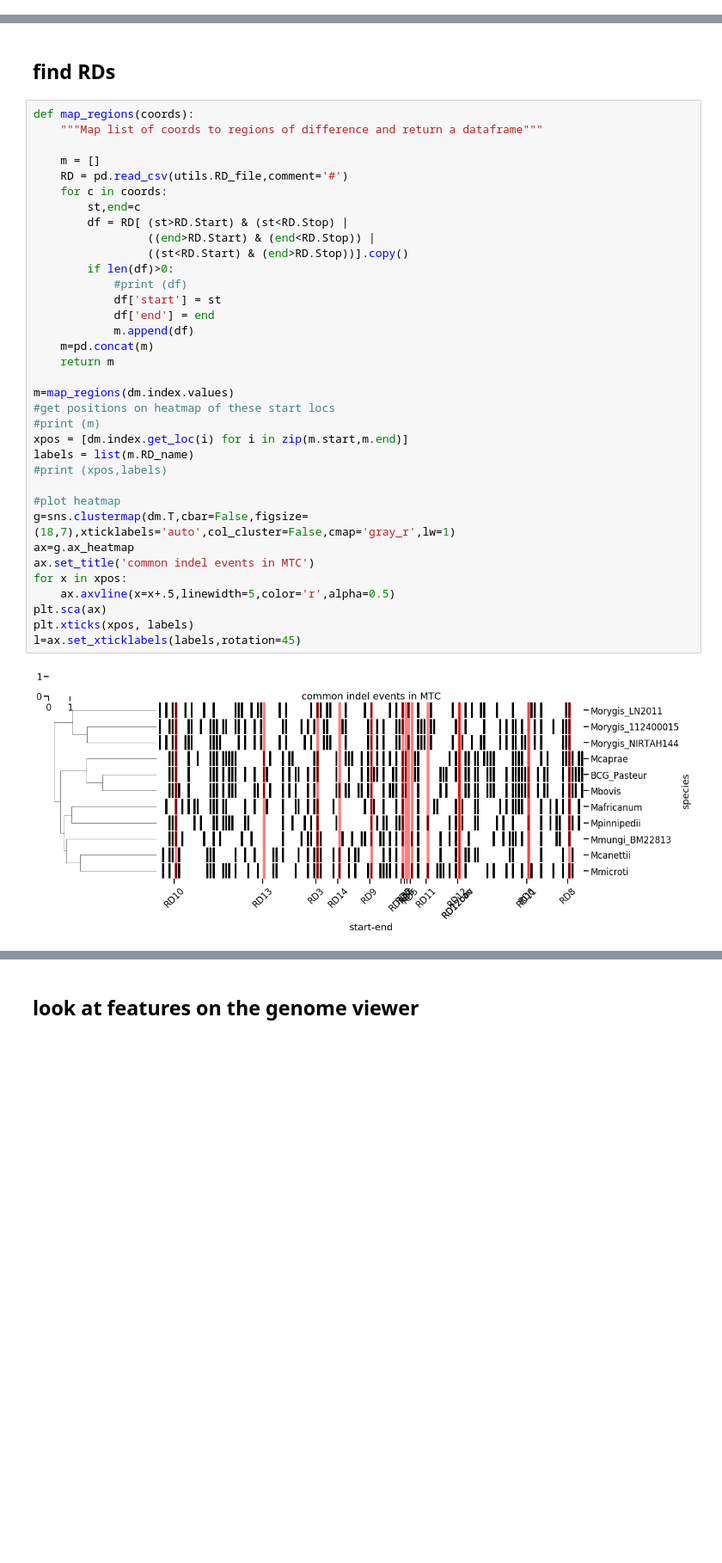
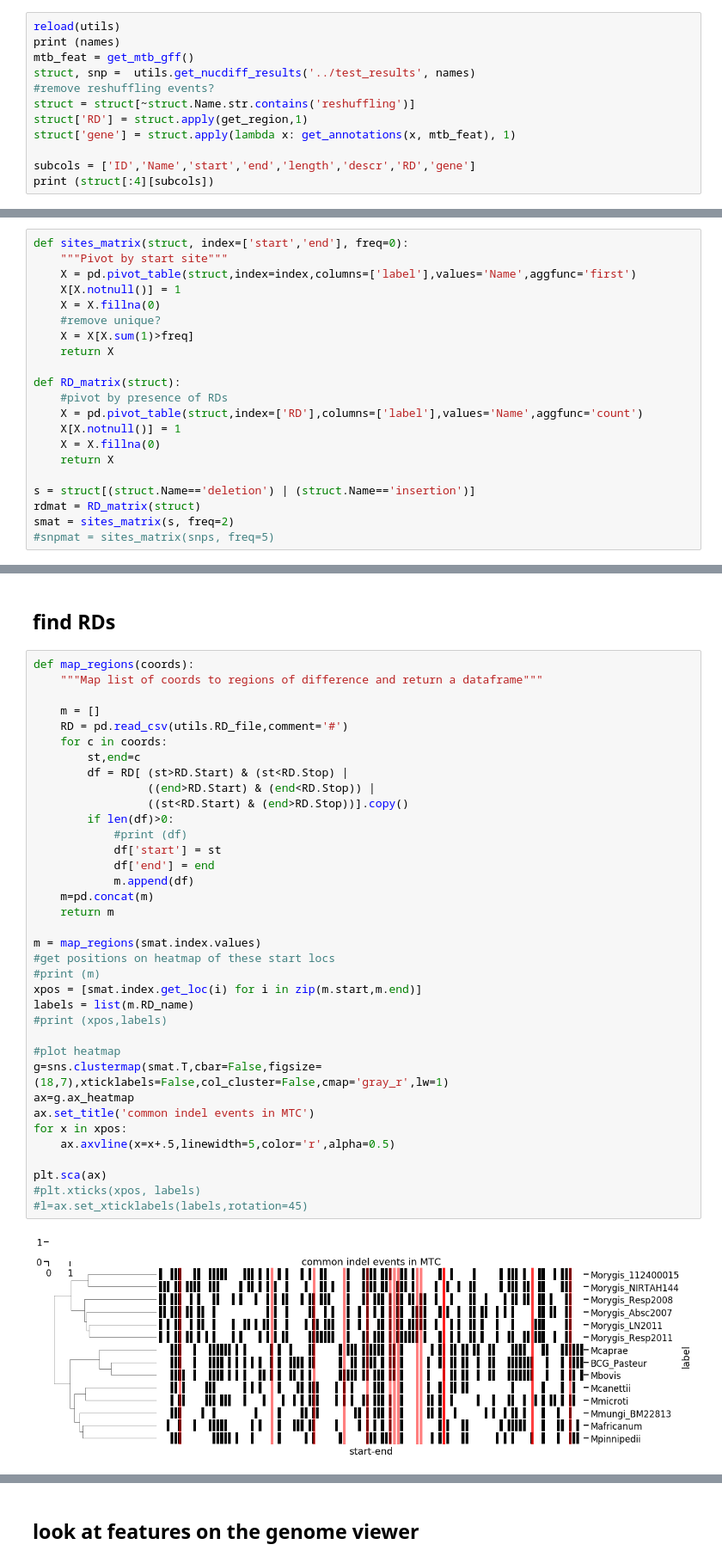
Before and after one commit to dmnfarrell/mtbdiff, a Jupyter notebook: notebooks/analysis.ipynb, the cells around one changed output, grey strips where cells are left out. Shown at 86% size. Saved outputs shown, nothing was run; the diff lists cells and outputs as text; blank space fills up the shorter version.

```diff
--- a/notebooks/analysis.ipynb
+++ b/notebooks/analysis.ipynb
@@ -96,0 +89,12 @@ def get_region(x, stcoord='start', endcoord='end'):
+# %%
+reload(utils)
+print (names)
+mtb_feat = get_mtb_gff()
+struct, snp =  utils.get_nucdiff_results('../test_results', names)
+#remove reshuffling events?
+struct = struct[~struct.Name.str.contains('reshuffling')]
+struct['RD'] = struct.apply(get_region,1)
+struct['gene'] = struct.apply(lambda x: get_annotations(x, mtb_feat), 1)
+
+subcols = ['ID','Name','start','end','length','descr','RD','gene']
+print (struct[:4][subcols])
@@ -96,0 +110,21 @@ def get_region(x, stcoord='start', endcoord='end'):
+# %%
+def sites_matrix(struct, index=['start','end'], freq=0):
+    """Pivot by start site"""
+    X = pd.pivot_table(struct,index=index,columns=['label'],values='Name',aggfunc='first')
+    X[X.notnull()] = 1
+    X = X.fillna(0)
+    #remove unique?
+    X = X[X.sum(1)>freq]
+    return X
+
+def RD_matrix(struct):
+    #pivot by presence of RDs
+    X = pd.pivot_table(struct,index=['RD'],columns=['label'],values='Name',aggfunc='count')
+    X[X.notnull()] = 1
+    X = X.fillna(0)
+    return X
+
+s = struct[(struct.Name=='deletion') | (struct.Name=='insertion')]
+rdmat = RD_matrix(struct)
+smat = sites_matrix(s, freq=2)
+#snpmat = sites_matrix(snps, freq=5)
@@ -100,36 +147,37 @@ def get_region(x, stcoord='start', endcoord='end'):
 def map_regions(coords):
     """Map list of coords to regions of difference and return a dataframe"""
 
     m = []
     RD = pd.read_csv(utils.RD_file,comment='#')
     for c in coords:
         st,end=c
         df = RD[ (st>RD.Start) & (st<RD.Stop) |
                  ((end>RD.Start) & (end<RD.Stop)) |
                  ((st<RD.Start) & (end>RD.Stop))].copy()
         if len(df)>0:
             #print (df)
             df['start'] = st
             df['end'] = end
             m.append(df)
     m=pd.concat(m)
     return m
 
-m=map_regions(dm.index.values)
+m = map_regions(smat.index.values)
 #get positions on heatmap of these start locs
 #print (m)
-xpos = [dm.index.get_loc(i) for i in zip(m.start,m.end)]
+xpos = [smat.index.get_loc(i) for i in zip(m.start,m.end)]
 labels = list(m.RD_name)
 #print (xpos,labels)
 
 #plot heatmap
-g=sns.clustermap(dm.T,cbar=False,figsize=(18,7),xticklabels='auto',col_cluster=False,cmap='gray_r',lw=1)
+g=sns.clustermap(smat.T,cbar=False,figsize=(18,7),xticklabels=False,col_cluster=False,cmap='gray_r',lw=1)
 ax=g.ax_heatmap
 ax.set_title('common indel events in MTC')
 for x in xpos:
     ax.axvline(x=x+.5,linewidth=5,color='r',alpha=0.5)
+
 plt.sca(ax)
-plt.xticks(xpos, labels)
-l=ax.set_xticklabels(labels,rotation=45)
+#plt.xticks(xpos, labels)
+#l=ax.set_xticklabels(labels,rotation=45)
 # %% [output]
-[figure, old version]
+[figure, new version]
```
Also changed, not shown: parts of 23 cells of this notebook, 3 other files.
